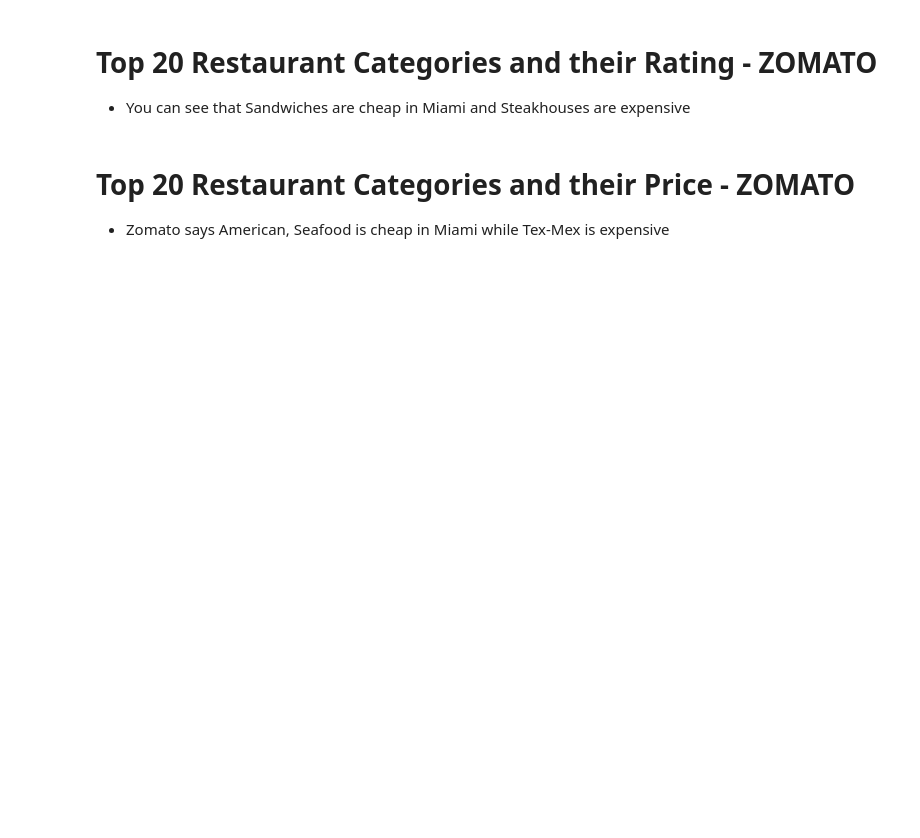
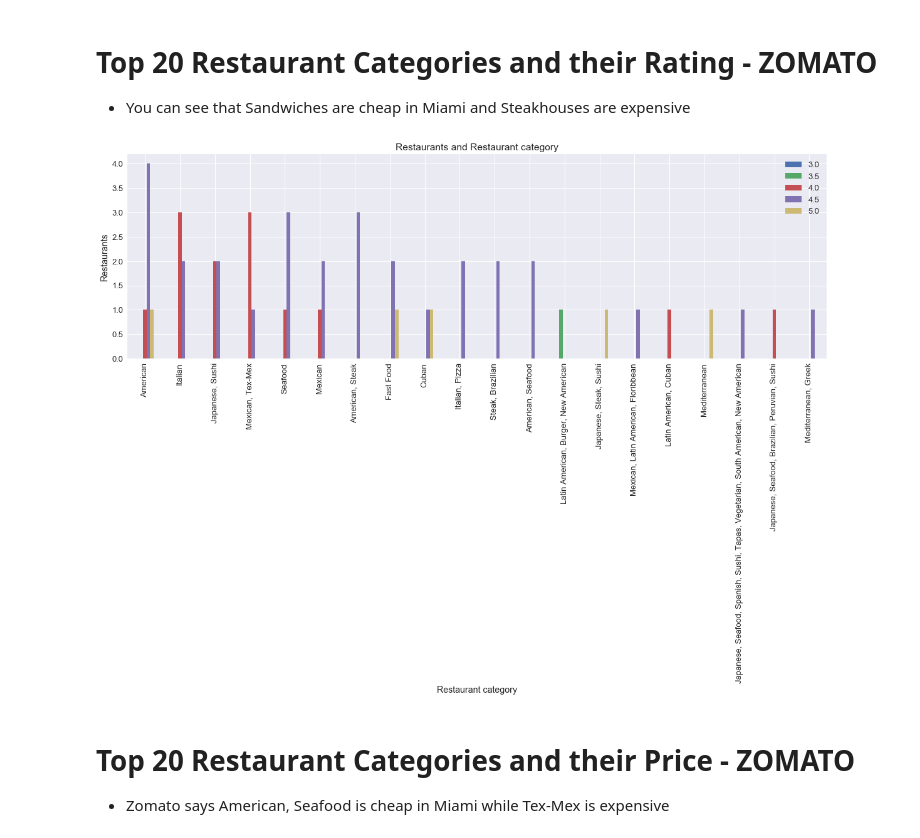
Before and after one commit to imjuoy/HungryGator, a Jupyter notebook: src/Hungrygator_Source_Code.ipynb, the cells around one changed output. Cells and saved outputs as stored; diff of their text form; code cells hidden in the pictures; blank space fills up the shorter version.

```diff
--- a/src/Hungrygator_Source_Code.ipynb
+++ b/src/Hungrygator_Source_Code.ipynb
@@ -464,24 +488,25 @@ zomato = zomato.sort_values('rating', ascending=False)
 # %%
 # Plotting the Top 20 Restaurant Categories and their rating for Zomato
 import matplotlib.ticker as ticker
 
 
 # Preparing Cross tab data to plot
 df = pd.crosstab(zomato.category,zomato.ratingbucket)
-df.columns = [3.5,4.0,4.5,5.0]
-df['total'] = df[3.5]+ df[4.0] + df[4.5]+ df[5.0]
+df.columns = [3.0,3.5,4.0,4.5,5.0]
+df['total'] = df[3.0]+ df[3.5]+ df[4.0] + df[4.5]+ df[5.0]
 df = df.sort_values('total', ascending=False)
 del df['total']
-
 
 # Plotting routine
 sns.set(font_scale=1.3)
 fig, ax = plt.subplots(figsize=(20,6))
 df.head(20).plot(ax=ax, kind='bar')
 plt.title('Restaurants and Restaurant category')
 plt.xlabel('Restaurant category')
 plt.ylabel('Restaurants')
 plt.show()
+# %% [output]
+[figure, added]
 # %% [markdown]
 # Top 20 Restaurant Categories and their Price - ZOMATO
 
```
Also changed, not shown: parts of 38 cells of this notebook, 11 other files.
